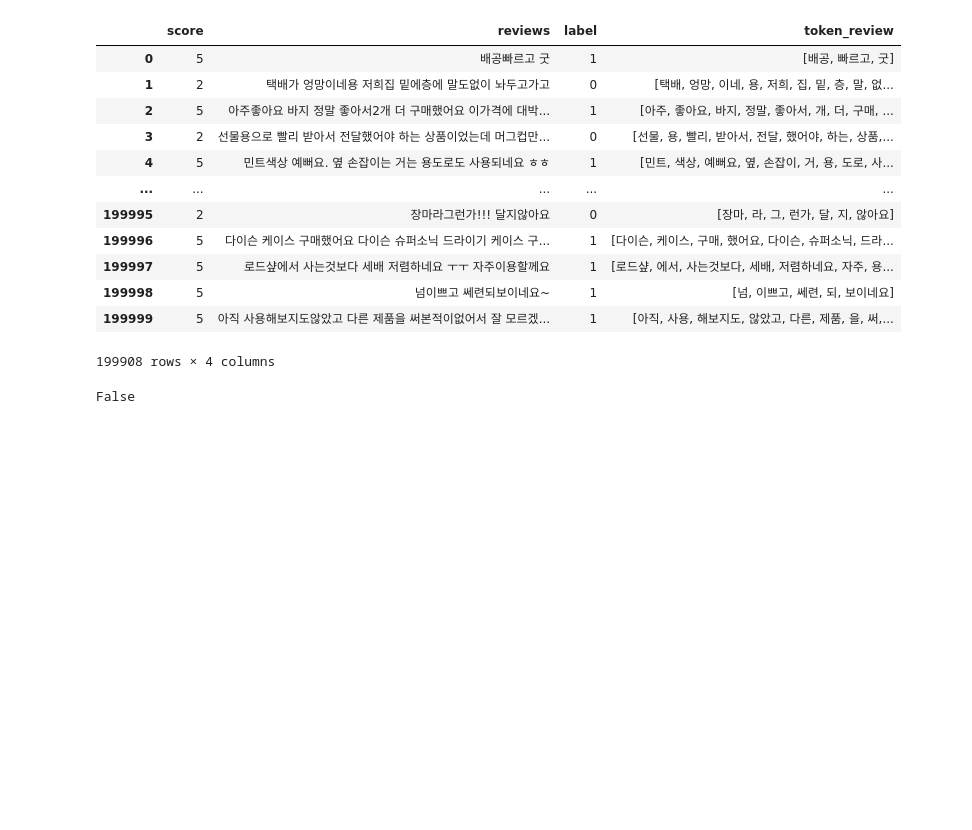
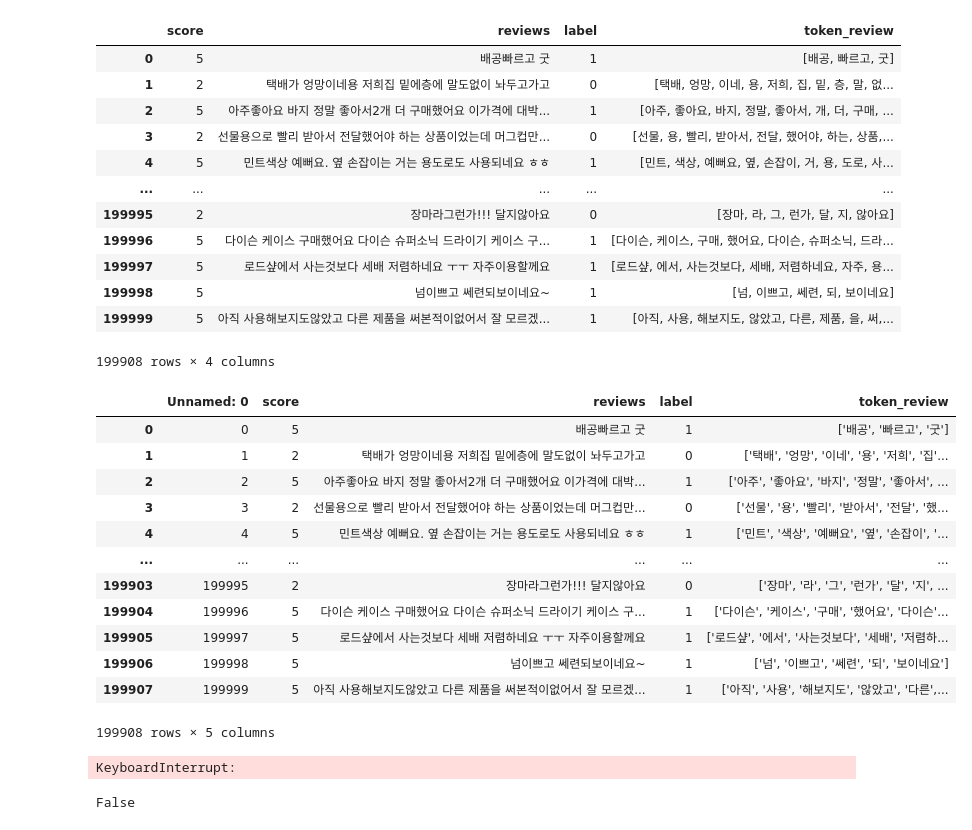
Before and after one commit to scnelMG/Samsungfire_Risk_Management, a Jupyter notebook: 감성분석_LSTM.ipynb, the cells around one changed output. Drawn from its saved outputs; the diff is of its cells as text; code cells hidden in the pictures; blank space fills up the shorter version.

```diff
--- a/감성분석_LSTM.ipynb
+++ b/감성분석_LSTM.ipynb
@@ -126,4 +255,37 @@ df
 199908 rows × 4 columns
 # %%
 df.to_csv('./data/token_output.csv', encoding='utf-8-sig')
+# %%
+df = pd.read_csv("./data/token_output.csv", encoding="utf-8-sig")
+df
+# %% [output]
+|  | Unnamed: 0 | score | reviews | label | token_review |
+| 0 | 0 | 5 | 배공빠르고 굿 | 1 | ['배공', '빠르고', '굿'] |
+| 1 | 1 | 2 | 택배가 엉망이네용 저희집 밑에층에 말도없이 놔두고가고 | 0 | ['택배', '엉망', '이네', '용', '저희', '집'... |
+| 2 | 2 | 5 | 아주좋아요 바지 정말 좋아서2개 더 구매했어요 이가격에 대박... | 1 | ['아주', '좋아요', '바지', '정말', '좋아서', ... |
+| 3 | 3 | 2 | 선물용으로 빨리 받아서 전달했어야 하는 상품이었는데 머그컵만... | 0 | ['선물', '용', '빨리', '받아서', '전달', '했... |
+| 4 | 4 | 5 | 민트색상 예뻐요. 옆 손잡이는 거는 용도로도 사용되네요 ㅎㅎ | 1 | ['민트', '색상', '예뻐요', '옆', '손잡이', '... |
+| ... | ... | ... | ... | ... | ... |
+| 199903 | 199995 | 2 | 장마라그런가!!! 달지않아요 | 0 | ['장마', '라', '그', '런가', '달', '지', ... |
+| 199904 | 199996 | 5 | 다이슨 케이스 구매했어요 다이슨 슈퍼소닉 드라이기 케이스 구... | 1 | ['다이슨', '케이스', '구매', '했어요', '다이슨'... |
+| 199905 | 199997 | 5 | 로드샾에서 사는것보다 세배 저렴하네요 ㅜㅜ 자주이용할께요 | 1 | ['로드샾', '에서', '사는것보다', '세배', '저렴하... |
+| 199906 | 199998 | 5 | 넘이쁘고 쎄련되보이네요~ | 1 | ['넘', '이쁘고', '쎄련', '되', '보이네요'] |
+| 199907 | 199999 | 5 | 아직 사용해보지도않았고 다른 제품을 써본적이없어서 잘 모르겠... | 1 | ['아직', '사용', '해보지도', '않았고', '다른',... |
+199908 rows × 5 columns
+# %%
+import nltk
+from konlpy.tag import Okt;
+okt=Okt()  #오픈 소스 한국어 분석기
+
+#리뷰하나씩 형태소 추출
+a= len(comment_) #불용어 제거한 리뷰
+token_review_list=[]
+for i in tqdm.tqdm(range(0,a)): # 리뷰하나당 처리하기위해 for문
+    token_review=okt.morphs(comment_[i])   # morphs=형태소 추출.review_=전처리한 리뷰.
+    stopwords_removed_sentence = [word for word in token_review if not word in stopwords] # 불용어 제거
+    token_review_list.append(stopwords_removed_sentence) #하나의 리스트를 만들어서 df에 추가해야함.
+df_comment['token_comment']=token_review_list #형태소단위로 나누어진 리뷰저장
+df_comment
+# %% [output]
+KeyboardInterrupt:
 # %%
```
Also changed, not shown: parts of 22 cells of this notebook, 1 other file.
